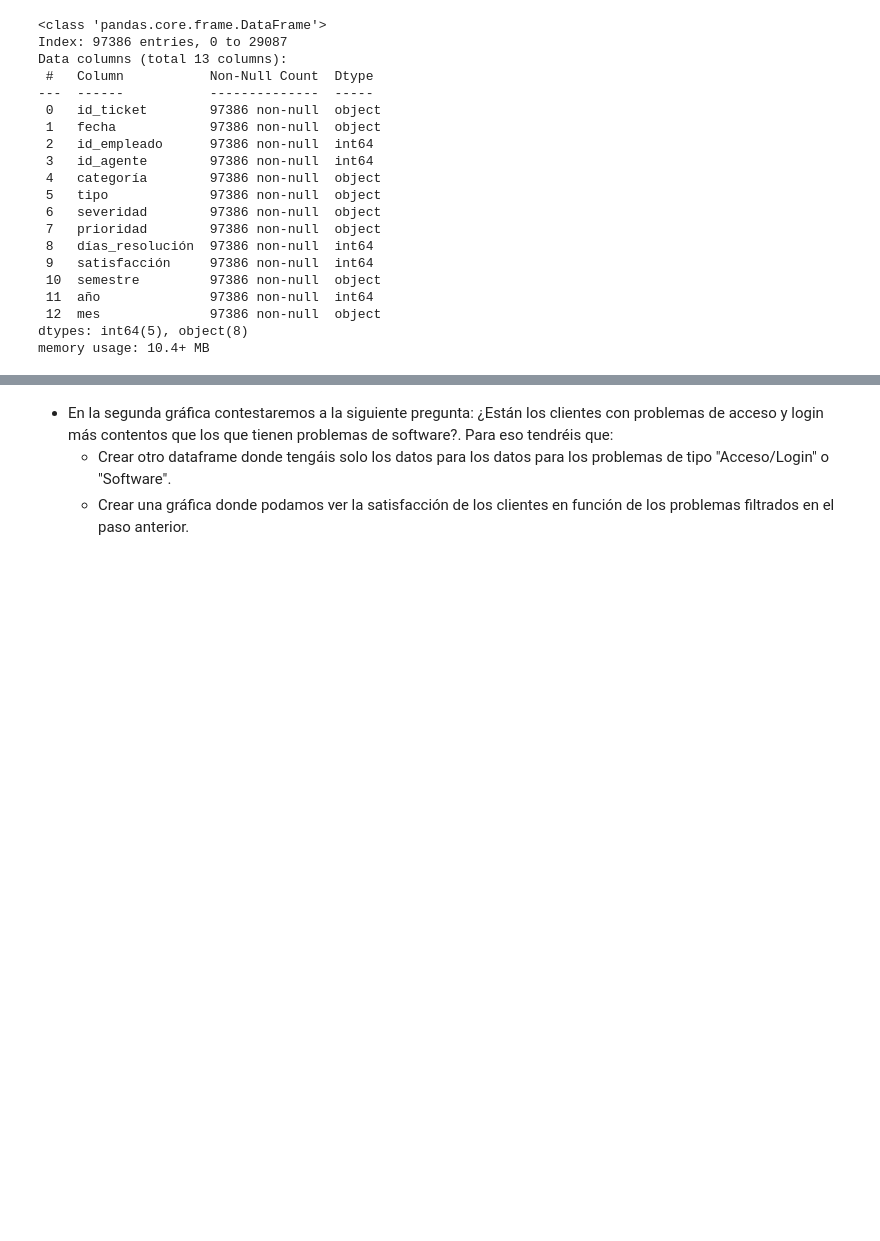
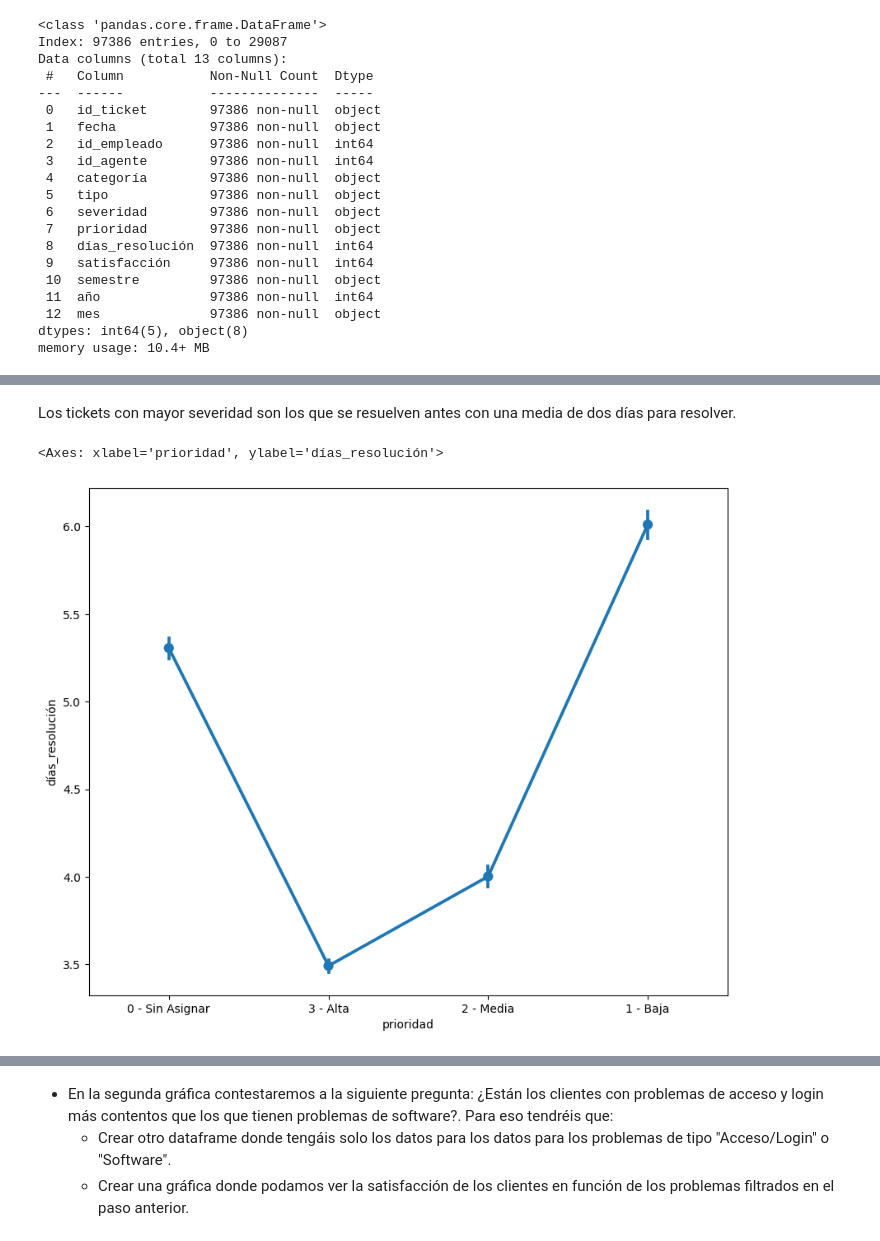
Before and after one commit to anane3373/promoE_modulo2_sprint2_pairprogramming_AnaGuardiayAndreaCabrera, a Jupyter notebook: EDA_pair/EDA3_18_8.ipynb, the cells around one changed output, grey strips where cells are left out. Saved outputs shown, nothing was run; the diff lists cells and outputs as text; code cells hidden in the pictures; blank space fills up the shorter version.

```diff
--- a/EDA_pair/EDA3_18_8.ipynb
+++ b/EDA_pair/EDA3_18_8.ipynb
@@ -56,0 +58,7 @@ sns.swarmplot(x = "prioridad", y = "días_resolución", data = df, ax =axes[1]);
+# %% [markdown]
+Los tickets con mayor severidad son los que se resuelven antes con una media de dos días para resolver.
+# %%
+sns.pointplot(x = "prioridad", y = "días_resolución", data = df)
+# %% [output]
+<Axes: xlabel='prioridad', ylabel='días_resolución'>
+[figure, added]
```
Also changed, not shown: parts of 21 cells of this notebook, 6 other files.
